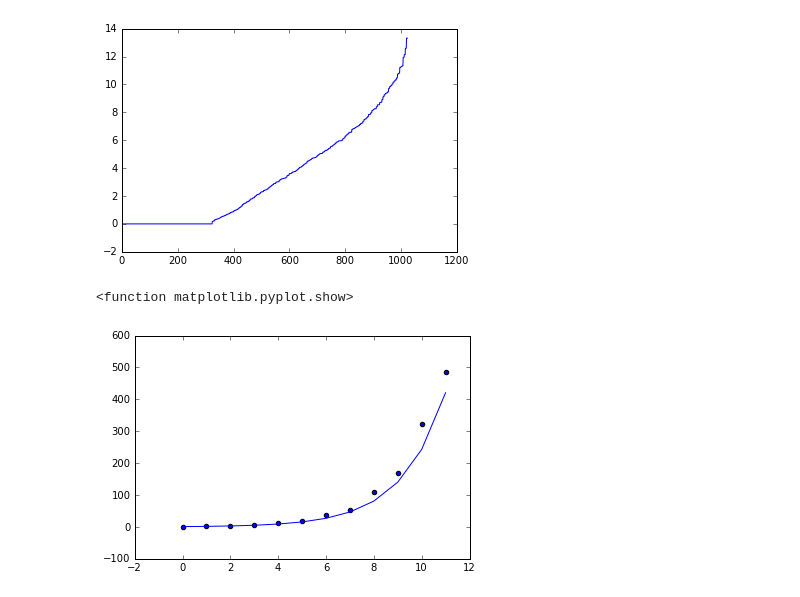
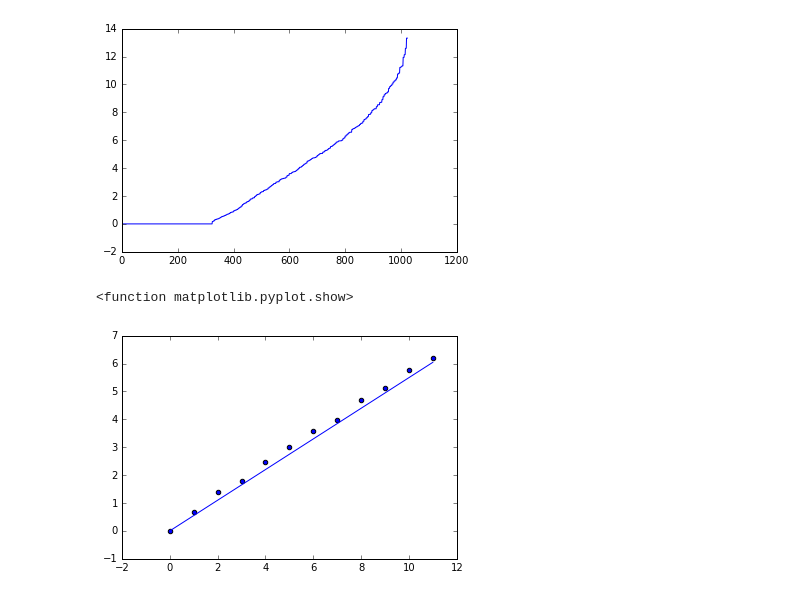
Before and after one commit to cnstahl/JP2, a Jupyter notebook: python/Count Ground States.ipynb, the cells around one changed output. Saved outputs shown, nothing was run; the diff lists cells and outputs as text; code cells hidden in the pictures.

Commit message:
entropy calculations and graphics

```diff
--- a/python/Count Ground States.ipynb
+++ b/python/Count Ground States.ipynb
@@ -43,9 +43,9 @@ plt.plot(range(len(w)), w)
 # %%
 gs = [1, 2, 4, 6, 12, 20, 36, 54, 108, 168, 324, 486]
 idx = range(len(gs))
-plt.scatter(idx, gs)
-plt.plot(idx, np.sqrt(3)**idx)
+plt.scatter(idx, np.log(gs))
+plt.plot(idx, np.log(np.sqrt(3)**idx))
 plt.show
 # %% [output]
 <function matplotlib.pyplot.show>
-[figure, old version]
+[figure, new version]
```
Also changed, not shown: 13 other files.
